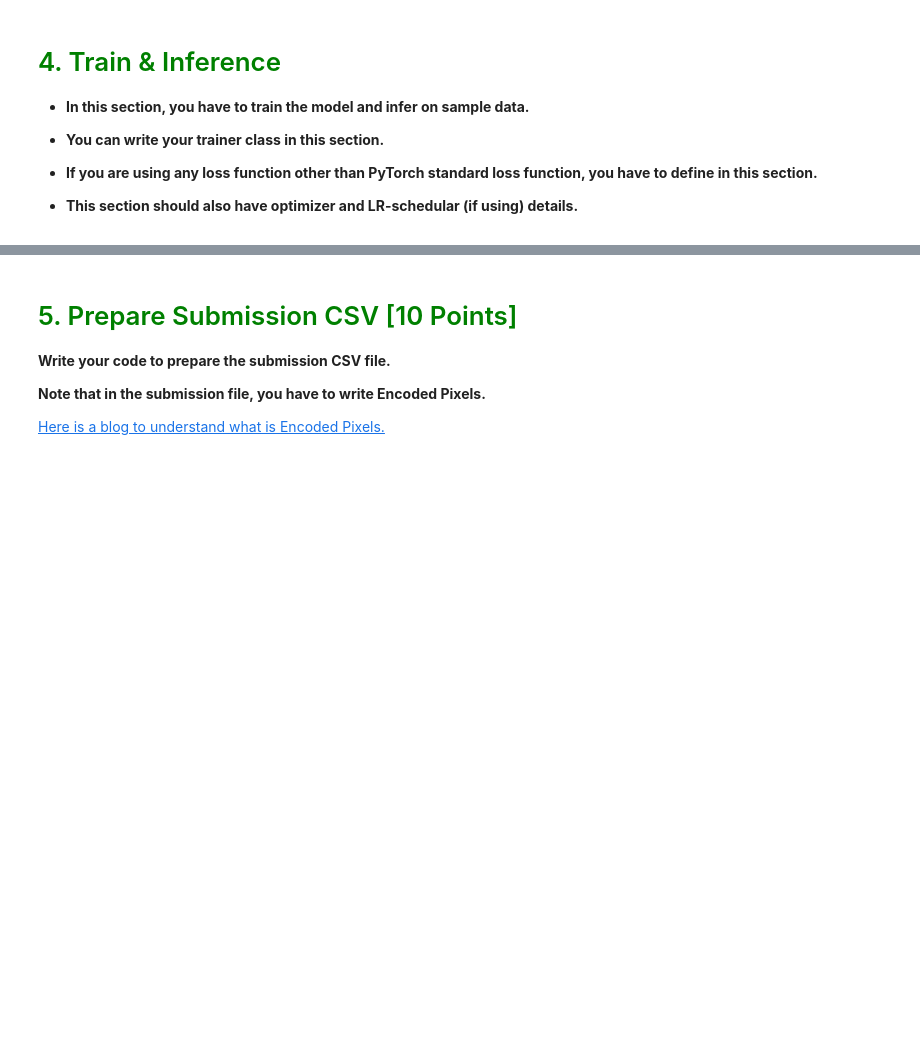
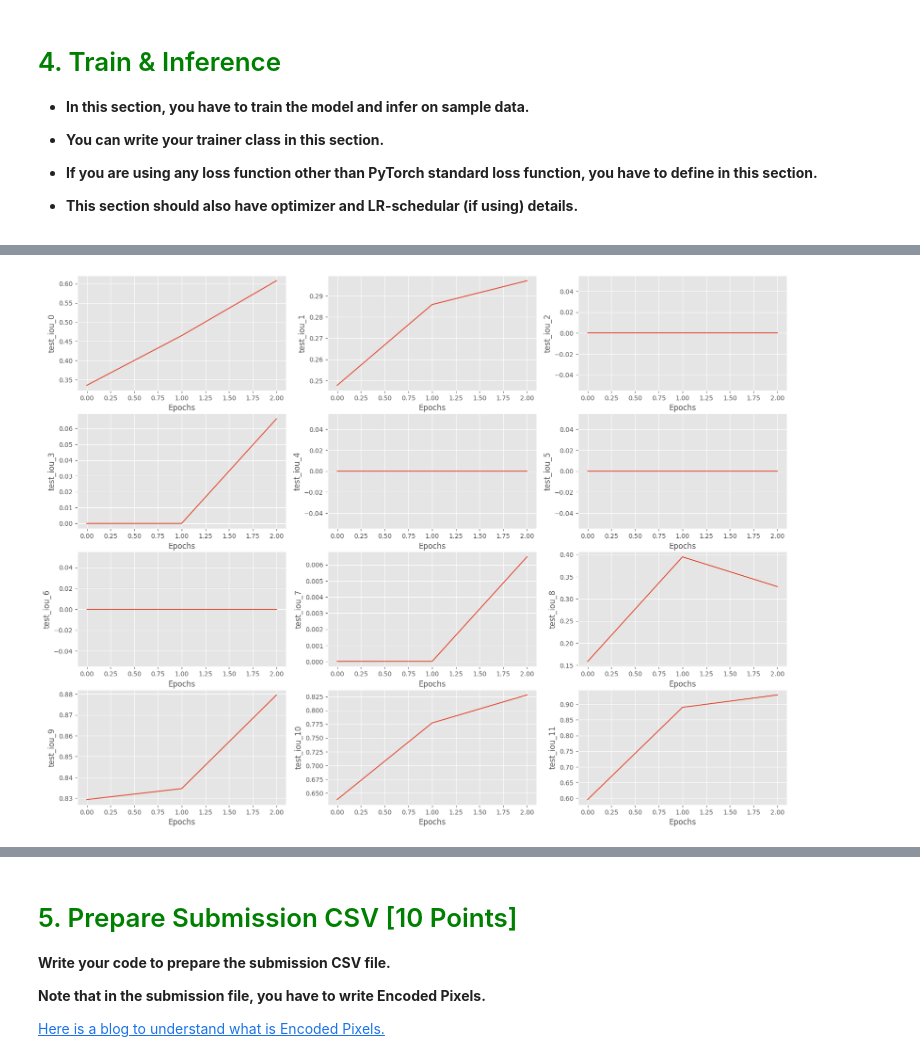
Before and after one commit to Emd956/Semantic-Segmentation-Kaggle-Competition, a Jupyter notebook: project4-semantic-segmentation.ipynb, the cells around one changed output, grey strips where cells are left out. Drawn from its saved outputs; the diff is of its cells as text; code cells hidden in the pictures; blank space fills up the shorter version.

```diff
--- a/project4-semantic-segmentation.ipynb
+++ b/project4-semantic-segmentation.ipynb
@@ -631,0 +860,26 @@ class SemanticSegmentation(nn.Module):
+# %%
+def plot_metrics(num_classes, metrics):
+    plt.rcParams['figure.figsize'] = (20,15)
+    plt.style.use('ggplot')
+    plt.figure()
+    num_cols = 3
+    num_rows = math.ceil(num_classes/num_cols)
+
+    ious = {}
+    for i in range(num_classes):
+        ious["test_iou_"+str(i)] = []
+
+    for metric_iou in metrics['test_metric']:
+        for idx, iou in enumerate(metric_iou['iou']):
+            ious["test_iou_"+str(idx)].append(iou)
+
+    for id, (iou_cls, iou) in enumerate(ious.items()):
+        plt.subplot(num_rows, num_cols, id+1)
+        plt.plot(metrics['epoch'], iou, label='train_loss')
+
+        plt.xlabel('Epochs')
+        plt.ylabel(iou_cls)
+# %%
+plot_metrics(experiment.loader_test.dataset.get_num_classes(), metrics)
+# %% [output]
+[figure, added]
```
Also changed, not shown: parts of 10 cells of this notebook.
